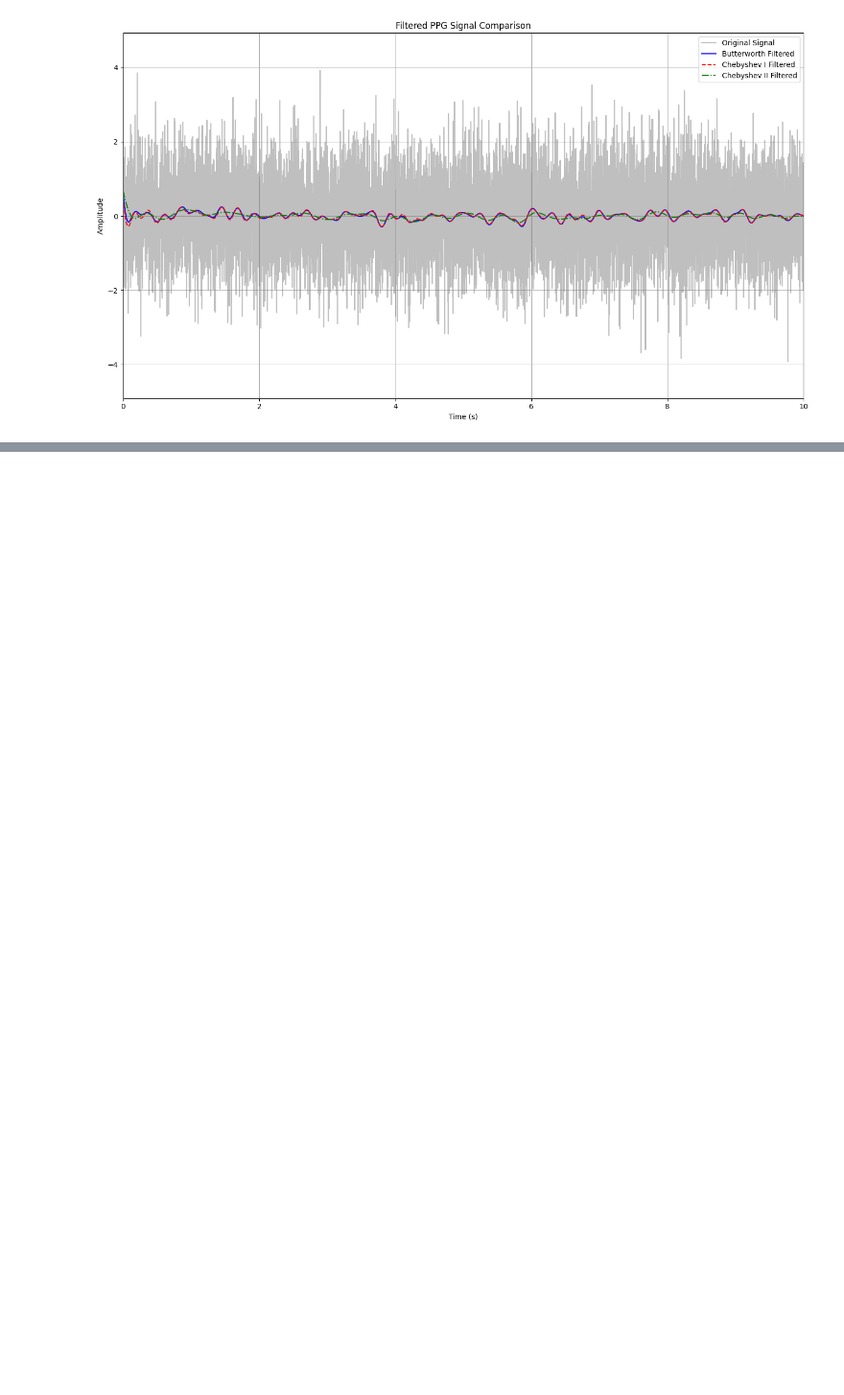
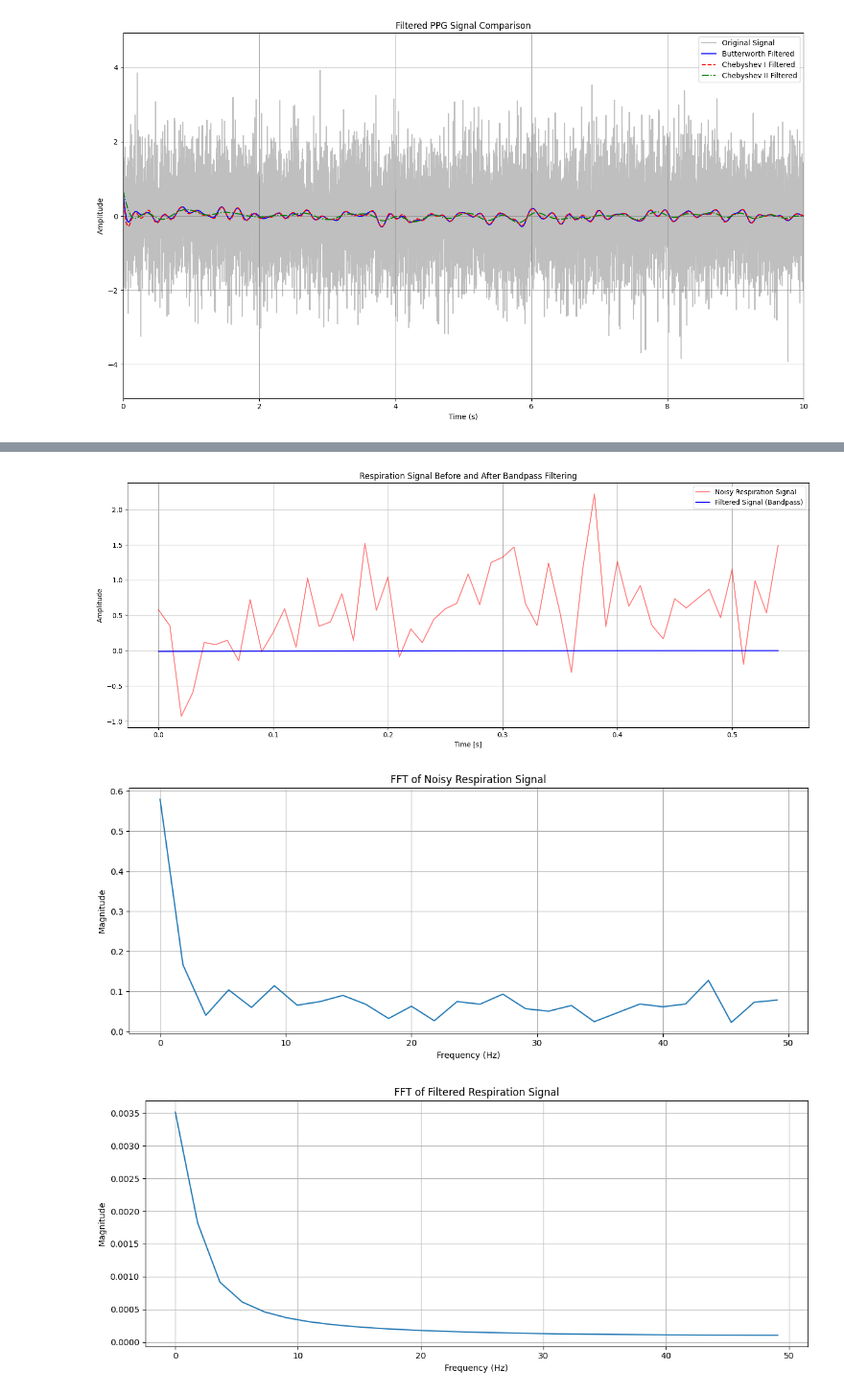
Before and after one commit to pataanggs/if3024, a Jupyter notebook: hands-on-02/122140055.ipynb, the cells around one changed output, grey strips where cells are left out. Shown: that part at 96% size. Saved outputs shown, nothing was run; the diff lists cells and outputs as text; code cells hidden in the pictures; blank space fills up the shorter version.

```diff
--- a/hands-on-02/122140055.ipynb
+++ b/hands-on-02/122140055.ipynb
@@ -273,0 +384,67 @@ plt.show()
+# %%
+import numpy as np
+import matplotlib.pyplot as plt
+from scipy import signal
+
+# --- Parameter ---
+duration = 0.55  # seconds (3 digit NIM)
+fs = 100  # Hz
+noise_level = 0.55  # 2 digit terakhir NIM
+respiratory_rate = 18  # BPM
+random_state = 40514  # tanggal lahir: 040514 dan tanmpa 0
+
+# --- Generate Respiration Signal ---
+np.random.seed(random_state)
+t = np.linspace(0, duration, int(duration * fs), endpoint=False)
+f_resp = respiratory_rate / 60  # Hz
+resp_signal = np.sin(2 * np.pi * f_resp * t)
+
+# Add noise
+noise = noise_level * np.random.randn(len(t))
+noisy_signal = resp_signal + noise
+
+# --- Design Band-pass Butterworth Filter ---
+lowcut = 0.1  # Hz
+highcut = 0.5  # Hz
+order = 4
+
+nyquist = 0.5 * fs
+low = lowcut / nyquist
+high = highcut / nyquist
+
+# Design filter
+b, a = signal.butter(order, [low, high], btype='band')
+filtered_signal = signal.filtfilt(b, a, noisy_signal)
+
+# --- Plot Time Domain ---
+plt.figure(figsize=(15,6))
+plt.plot(t, noisy_signal, label='Noisy Respiration Signal', color='red', alpha=0.5)
+plt.plot(t, filtered_signal, label='Filtered Signal (Bandpass)', color='blue')
+plt.xlabel('Time [s]')
+plt.ylabel('Amplitude')
+plt.title('Respiration Signal Before and After Bandpass Filtering')
+plt.legend()
+plt.grid(True)
+plt.tight_layout()
+plt.show()
+
+# --- Plot Frequency Domain (FFT) ---
+def plot_fft(signal, fs, title):
+    n = len(signal)
+    freq = np.fft.rfftfreq(n, d=1/fs)
+    fft_magnitude = np.abs(np.fft.rfft(signal)) / n
+    plt.figure(figsize=(12,5))
+    plt.plot(freq, fft_magnitude)
+    plt.title(title)
+    plt.xlabel('Frequency (Hz)')
+    plt.ylabel('Magnitude')
+    plt.grid(True)
+    plt.tight_layout()
+    plt.show()
+
+plot_fft(noisy_signal, fs, 'FFT of Noisy Respiration Signal')
+plot_fft(filtered_signal, fs, 'FFT of Filtered Respiration Signal')
+# %% [output]
+[figure, added]
+[figure, added]
+[figure, added]
```
Also changed, not shown: parts of 14 cells of this notebook, 3 other files.
